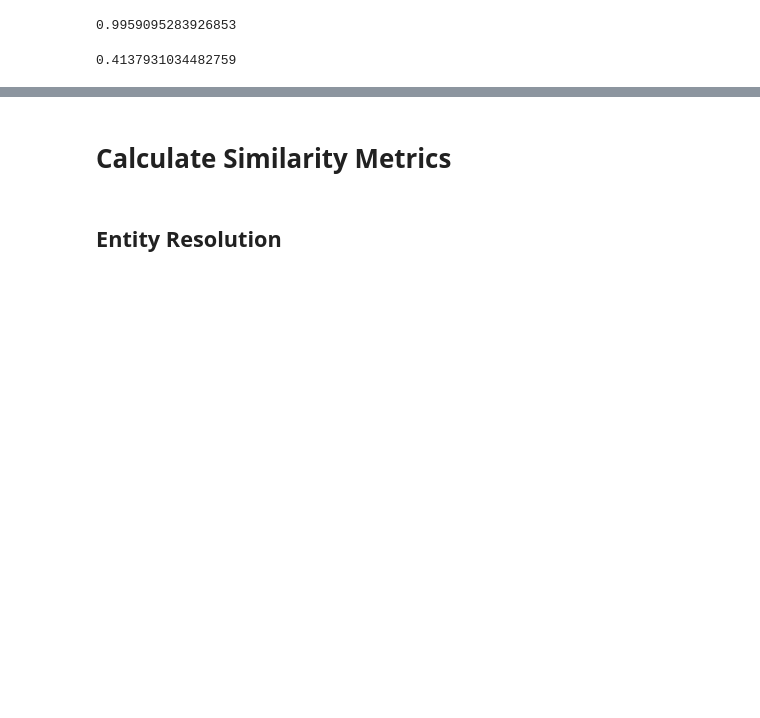
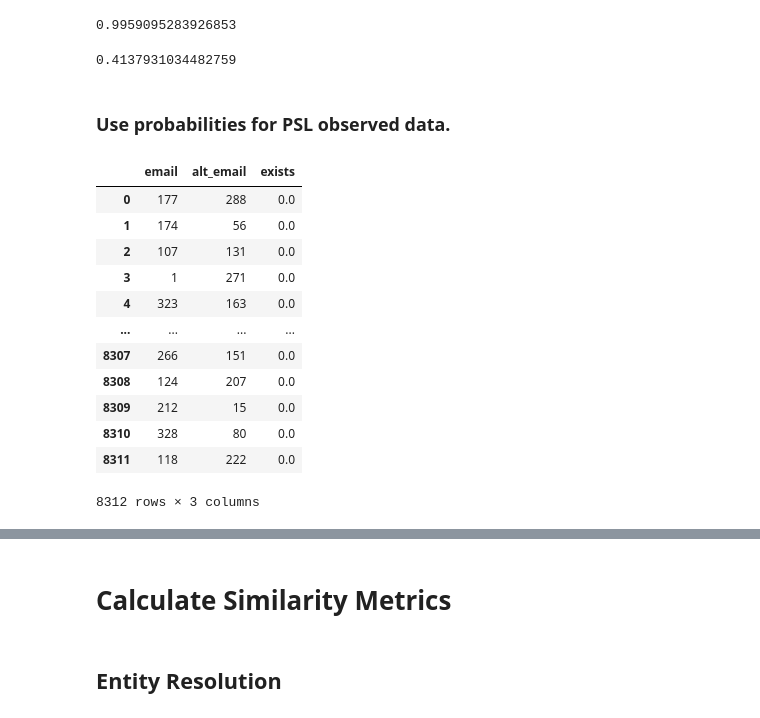
Before and after one commit to linqs/collective-graph-identification, a Jupyter notebook: scripts/Data Refactor.ipynb, the cells around one changed output, grey strips where cells are left out. Saved outputs shown, nothing was run; the diff lists cells and outputs as text; code cells hidden in the pictures; blank space fills up the shorter version.

```diff
--- a/scripts/Data Refactor.ipynb
+++ b/scripts/Data Refactor.ipynb
@@ -685,3 +685,21 @@ predictions = classifier.predict(test_x)
 f1_score(test_y, predictions)
 # %% [output]
 0.4137931034482759
+# %% [markdown]
+### Use probabilities for PSL observed data.
+# %%
+coref_truth
+# %% [output]
+|  | email | alt_email | exists |
+| 0 | 177 | 288 | 0.0 |
+| 1 | 174 | 56 | 0.0 |
+| 2 | 107 | 131 | 0.0 |
+| 3 | 1 | 271 | 0.0 |
+| 4 | 323 | 163 | 0.0 |
+| ... | ... | ... | ... |
+| 8307 | 266 | 151 | 0.0 |
+| 8308 | 124 | 207 | 0.0 |
+| 8309 | 212 | 15 | 0.0 |
+| 8310 | 328 | 80 | 0.0 |
+| 8311 | 118 | 222 | 0.0 |
+8312 rows × 3 columns
```
Also changed, not shown: parts of 4 cells of this notebook.
